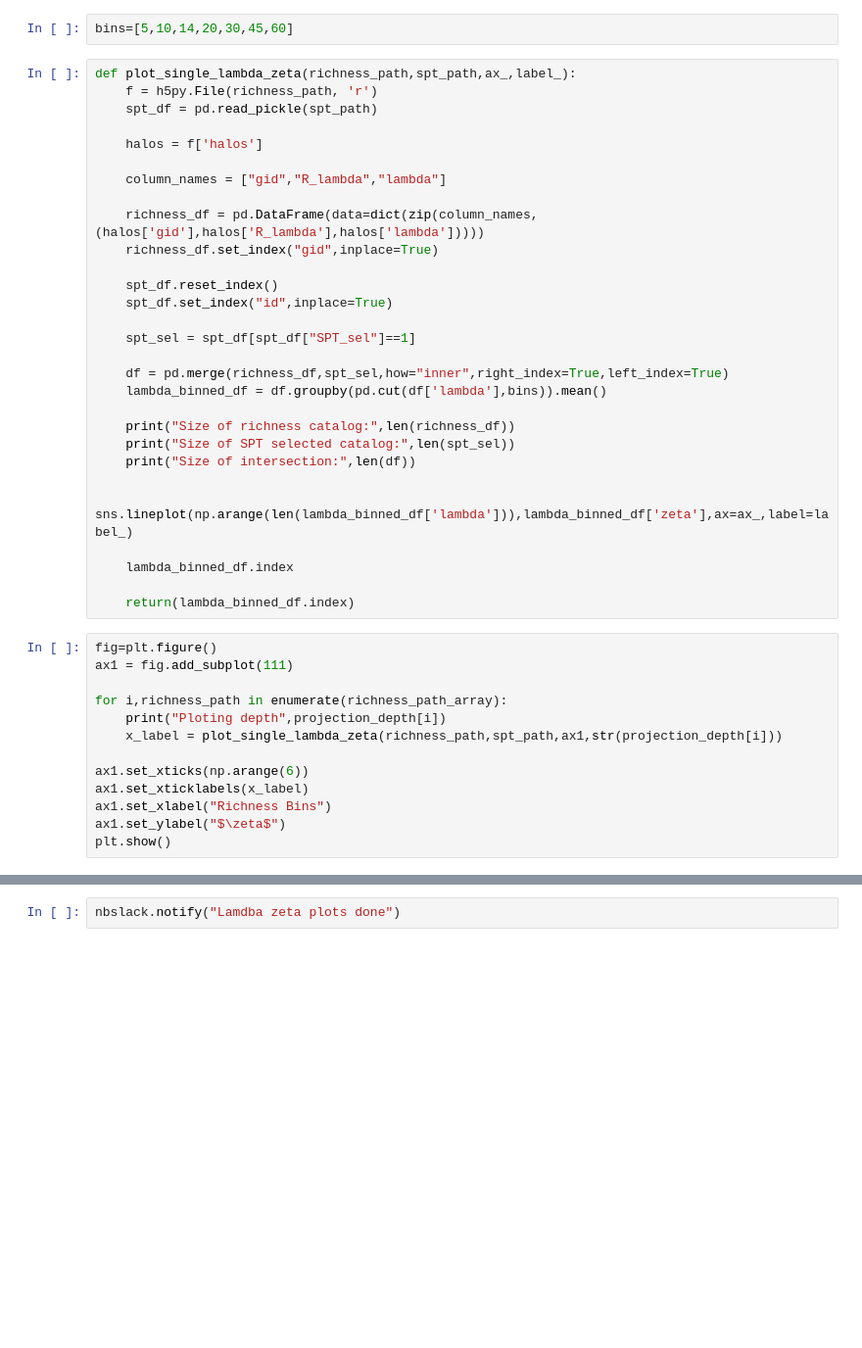
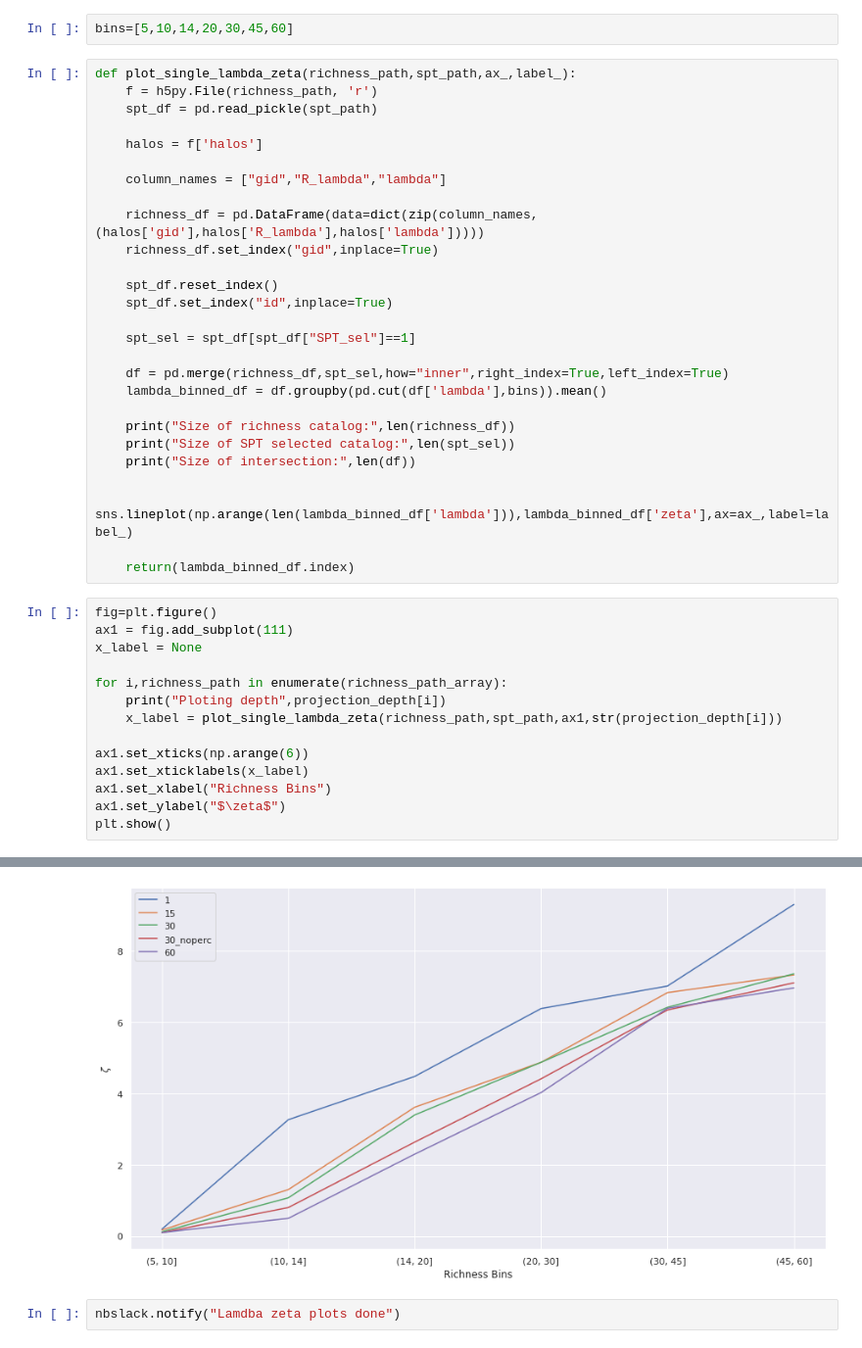
Before and after one commit to zchvsre/des_spt_selection, a Jupyter notebook: zetavslambda_all.ipynb, the cells around one changed output, grey strips where cells are left out. Shown at 98% size. Saved outputs shown, nothing was run; the diff lists cells and outputs as text; blank space fills up the shorter version.

```diff
--- a/zetavslambda_all.ipynb
+++ b/zetavslambda_all.ipynb
@@ -63,12 +63,11 @@ def plot_single_lambda_zeta(richness_path,spt_path,ax_,label_):
 
     sns.lineplot(np.arange(len(lambda_binned_df['lambda'])),lambda_binned_df['zeta'],ax=ax_,label=label_)
 
-    lambda_binned_df.index
-
     return(lambda_binned_df.index)
 # %%
 fig=plt.figure()
 ax1 = fig.add_subplot(111)
+x_label = None
 
 for i,richness_path in enumerate(richness_path_array):
     print("Ploting depth",projection_depth[i])
@@ -88,2 +107,3 @@ Ploting depth 15
+[figure, added]
 # %%
 nbslack.notify("Lamdba zeta plots done")
```
Also changed, not shown: parts of 1 cell of this notebook.
